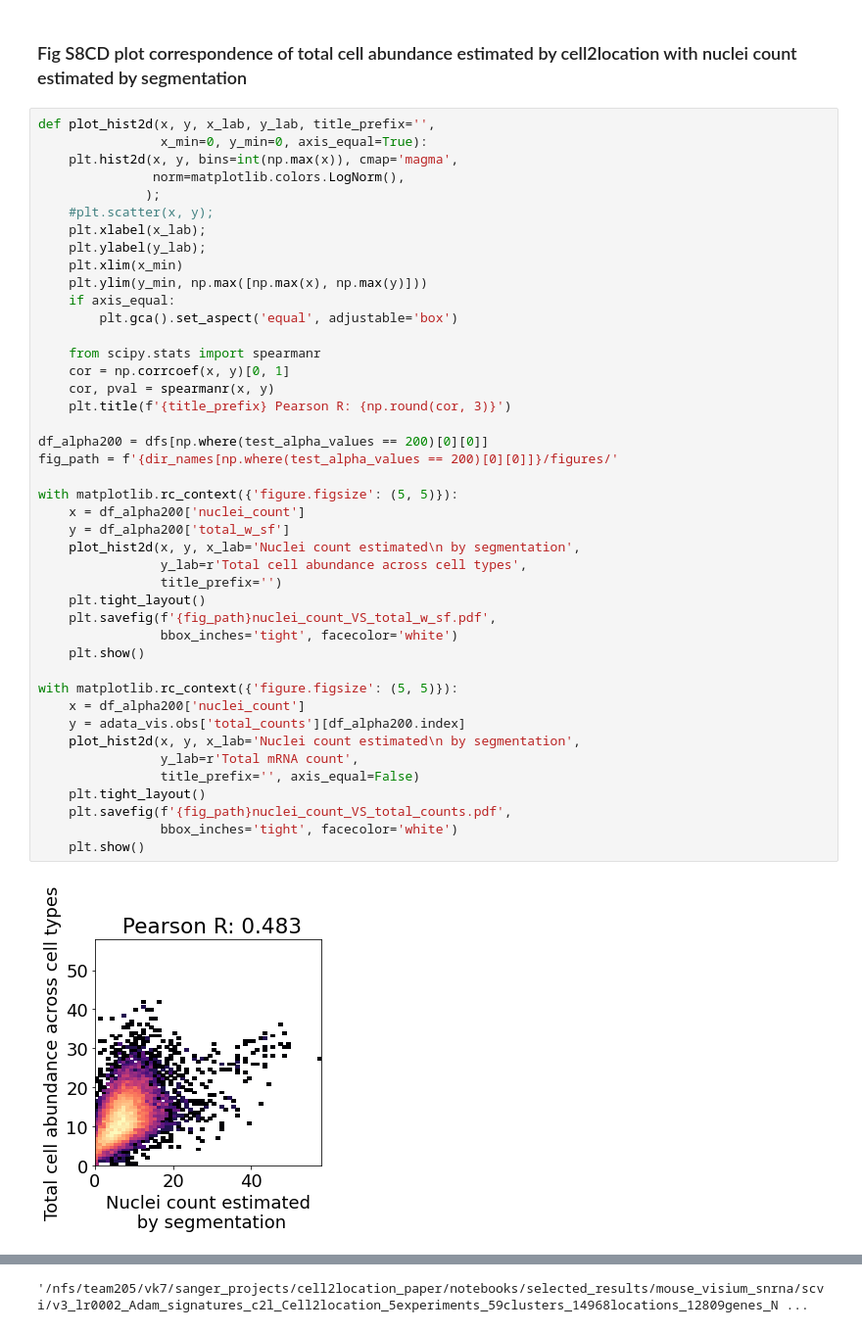
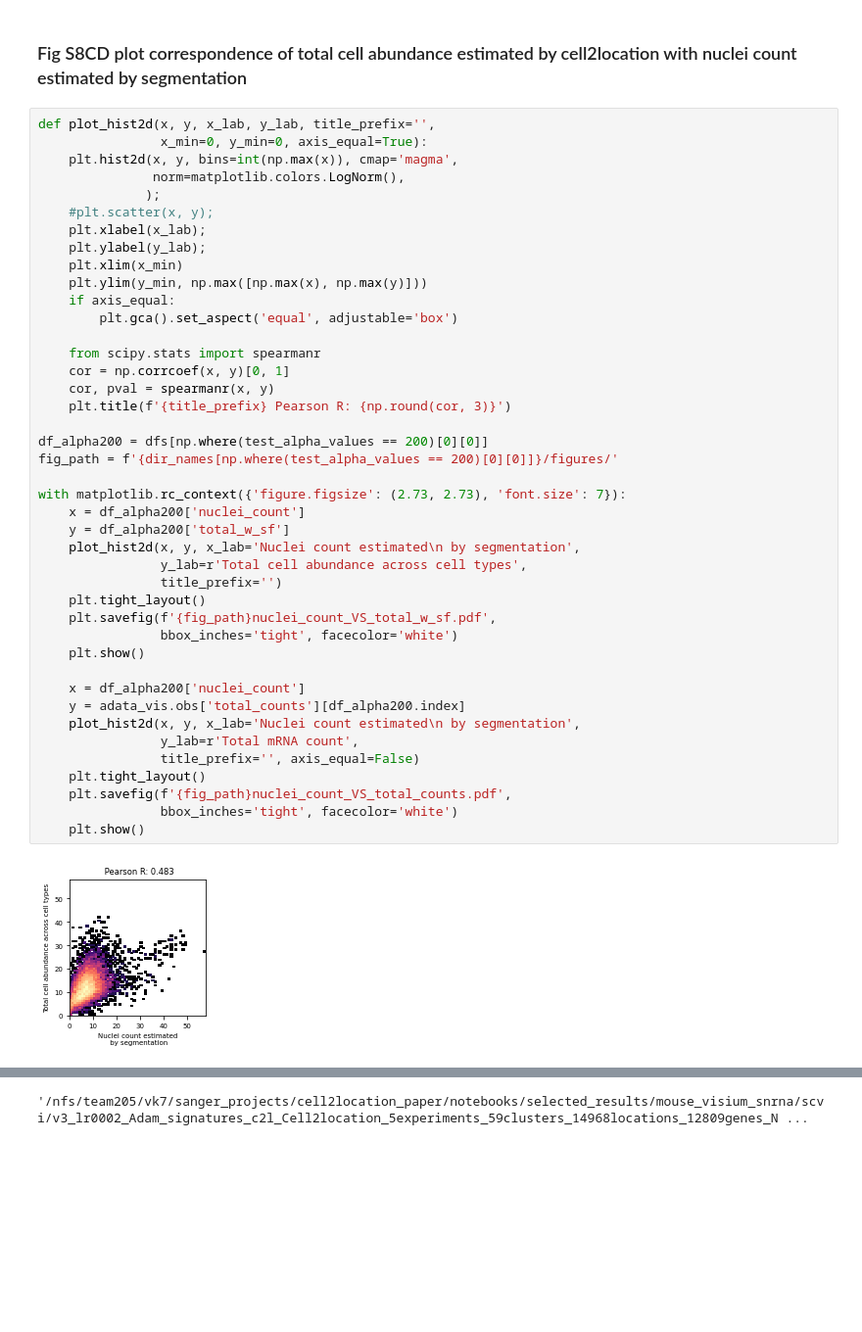
Before and after one commit to vitkl/cell2location_paper, a Jupyter notebook: notebooks/mouse_brain_visium/analysis_2_signatures_3_cell2location_mapping_revision_model_scVI_testing_normalisation.ipynb, the cells around one changed output, grey strips where cells are left out. Shown at 98% size. Drawn from its saved outputs; the diff is of its cells as text; blank space fills up the shorter version.

```diff
--- a/notebooks/mouse_brain_visium/analysis_2_signatures_3_cell2location_mapping_revision_model_scVI_testing_normalisation.ipynb
+++ b/notebooks/mouse_brain_visium/analysis_2_signatures_3_cell2location_mapping_revision_model_scVI_testing_normalisation.ipynb
@@ -624,33 +624,32 @@ def plot_hist2d(x, y, x_lab, y_lab, title_prefix='',
         plt.gca().set_aspect('equal', adjustable='box')
 
     from scipy.stats import spearmanr
     cor = np.corrcoef(x, y)[0, 1]
     cor, pval = spearmanr(x, y)
     plt.title(f'{title_prefix} Pearson R: {np.round(cor, 3)}')
 
 df_alpha200 = dfs[np.where(test_alpha_values == 200)[0][0]]
 fig_path = f'{dir_names[np.where(test_alpha_values == 200)[0][0]]}/figures/'
 
-with matplotlib.rc_context({'figure.figsize': (5, 5)}):
+with matplotlib.rc_context({'figure.figsize': (2.73, 2.73), 'font.size': 7}):
     x = df_alpha200['nuclei_count']
     y = df_alpha200['total_w_sf']
     plot_hist2d(x, y, x_lab='Nuclei count estimated\n by segmentation',
                 y_lab=r'Total cell abundance across cell types',
                 title_prefix='')
     plt.tight_layout()
     plt.savefig(f'{fig_path}nuclei_count_VS_total_w_sf.pdf',
                 bbox_inches='tight', facecolor='white')
     plt.show()
 
-with matplotlib.rc_context({'figure.figsize': (5, 5)}):
     x = df_alpha200['nuclei_count']
     y = adata_vis.obs['total_counts'][df_alpha200.index]
     plot_hist2d(x, y, x_lab='Nuclei count estimated\n by segmentation',
                 y_lab=r'Total mRNA count',
                 title_prefix='', axis_equal=False)
     plt.tight_layout()
     plt.savefig(f'{fig_path}nuclei_count_VS_total_counts.pdf',
                 bbox_inches='tight', facecolor='white')
     plt.show()
 # %% [output]
-[figure, old version]
+[figure, new version]
```
Also changed, not shown: parts of 2 cells of this notebook, 5 other files.
